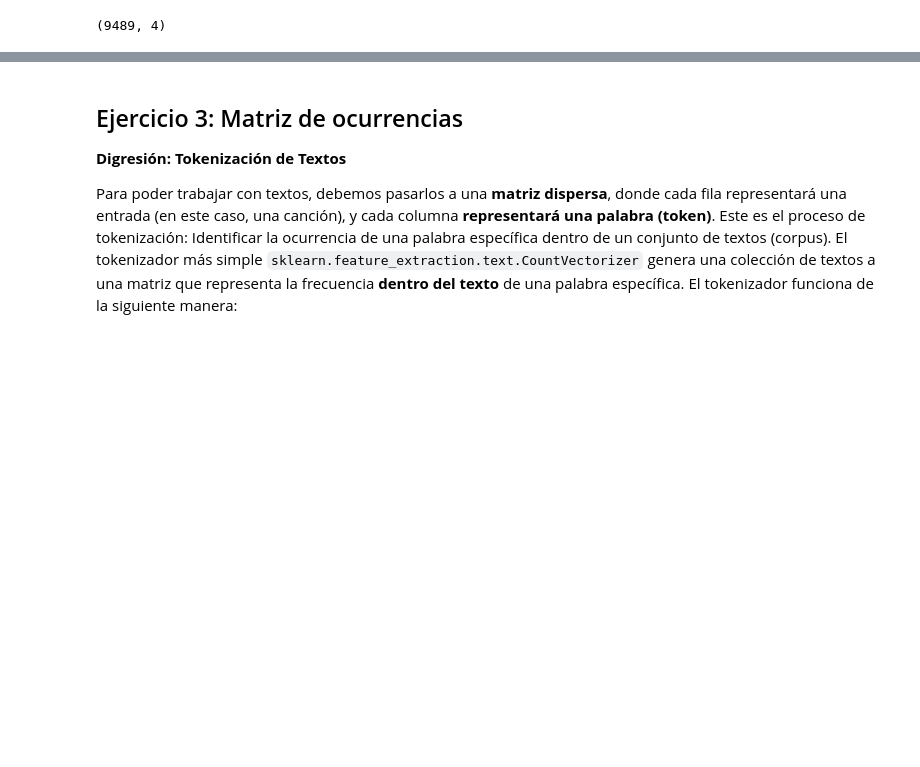
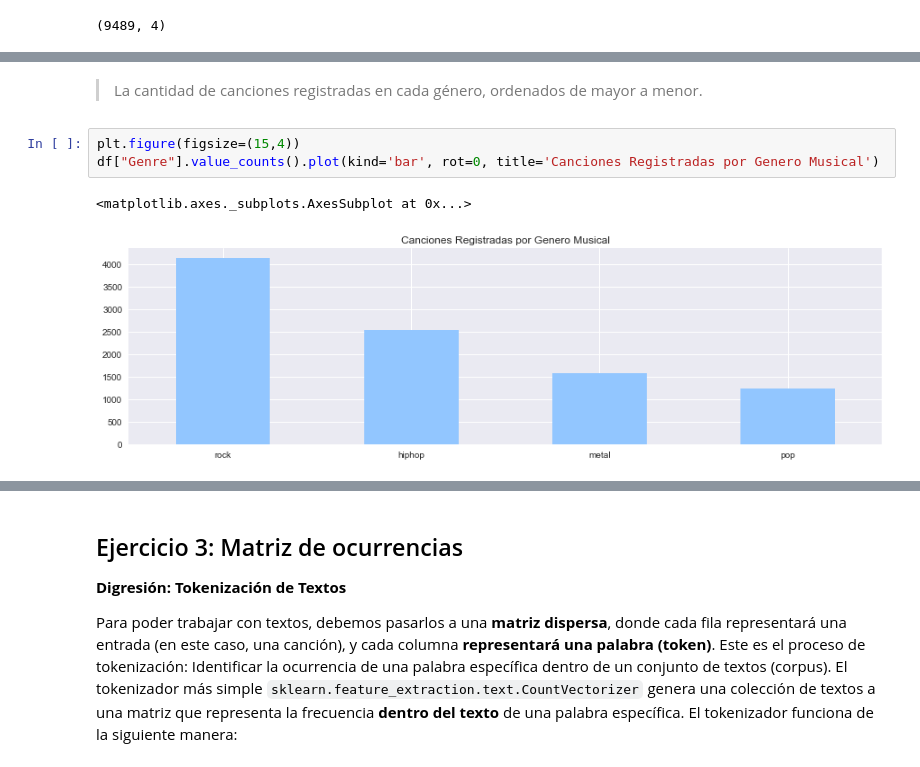
Before and after one commit to ridexmoler/modulo-machine-learning, a Jupyter notebook: semana2/sesion3/Pablo-Rocco-ACT003/notebook.ipynb, the cells around one changed output, grey strips where cells are left out. Cells and saved outputs as stored; diff of their text form; blank space fills up the shorter version.

```diff
--- a/semana2/sesion3/Pablo-Rocco-ACT003/notebook.ipynb
+++ b/semana2/sesion3/Pablo-Rocco-ACT003/notebook.ipynb
@@ -111,0 +117,8 @@ ___
+# %% [markdown]
+> La cantidad de canciones registradas en cada género, ordenados de mayor a menor.
+# %%
+plt.figure(figsize=(15,4))
+df["Genre"].value_counts().plot(kind='bar', rot=0, title='Canciones Registradas por Genero Musical')
+# %% [output]
+<matplotlib.axes._subplots.AxesSubplot at 0x...>
+[figure, added]
```
Also changed, not shown: parts of 24 cells of this notebook.
